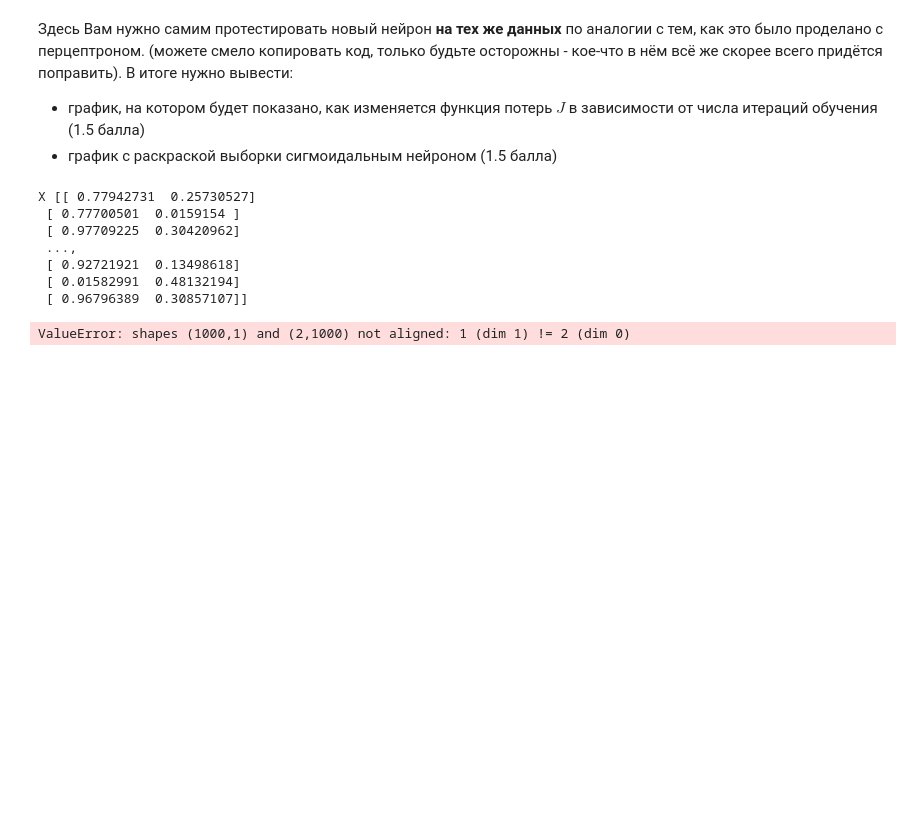
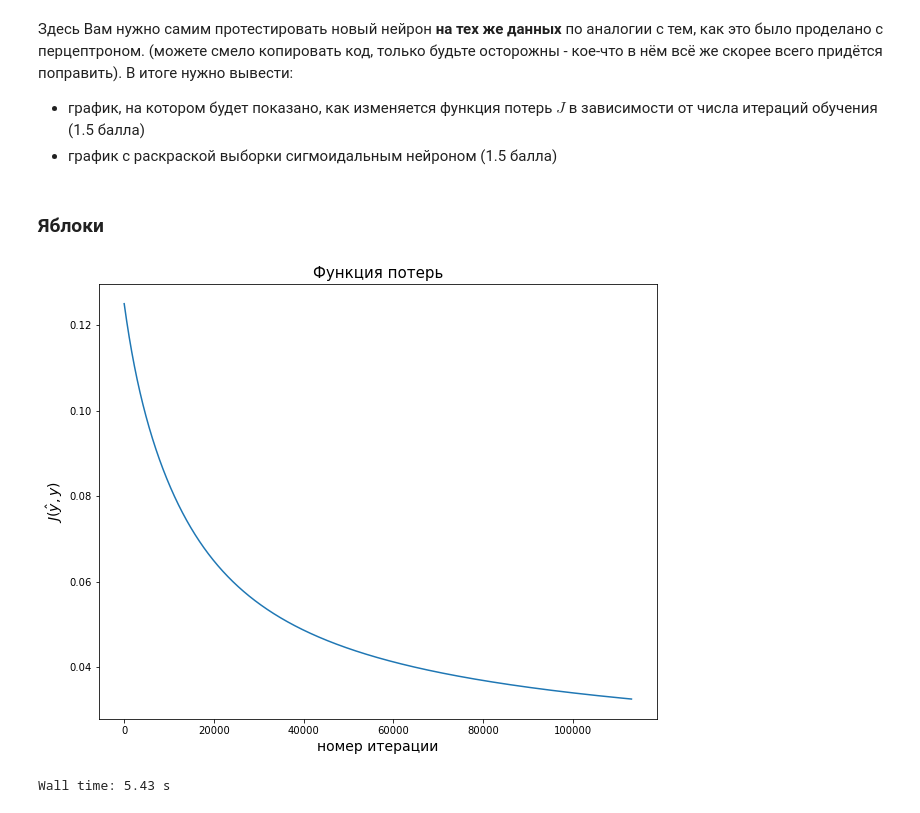
Before and after one commit to Lighting-Code/dlschl, a Jupyter notebook: materials/homeworks/hw04/[hw4]perceptron&neuron.ipynb, the cells around one changed output. Cells and saved outputs as stored; diff of their text form; code cells hidden in the pictures; blank space fills up the shorter version.

```diff
--- a/materials/homeworks/hw04/[hw4]perceptron&neuron.ipynb
+++ b/materials/homeworks/hw04/[hw4]perceptron&neuron.ipynb
@@ -406,23 +444,19 @@ class Neuron:
 В итоге нужно вывести:
 * график, на котором будет показано, как изменяется функция потерь $J$ в зависимости от числа итераций обучения (1.5 балла)
 * график с раскраской выборки сигмоидальным нейроном (1.5 балла)
+# %% [markdown]
+### Яблоки
 # %%
 %%time
 neuron = Neuron()
-J_values = neuron.fit(X, y)
+J_values = neuron.fit(X, y, 900000)
 
 plt.figure(figsize=(10, 8))
 plt.plot(J_values)
 plt.title('Функция потерь', fontsize=15)
 plt.xlabel('номер итерации', fontsize=14)
 plt.ylabel('$J(\hat{y}, y)$', fontsize=14)
 plt.show()
 # %% [output]
+[figure, added]
-X [[ 0.77942731  0.25730527]
- [ 0.77700501  0.0159154 ]
- [ 0.97709225  0.30420962]
- ...,
- [ 0.92721921  0.13498618]
- [ 0.01582991  0.48132194]
- [ 0.96796389  0.30857107]]
+Wall time: 5.43 s
-ValueError: shapes (1000,1) and (2,1000) not aligned: 1 (dim 1) != 2 (dim 0)
```
Also changed, not shown: parts of 12 cells of this notebook.
